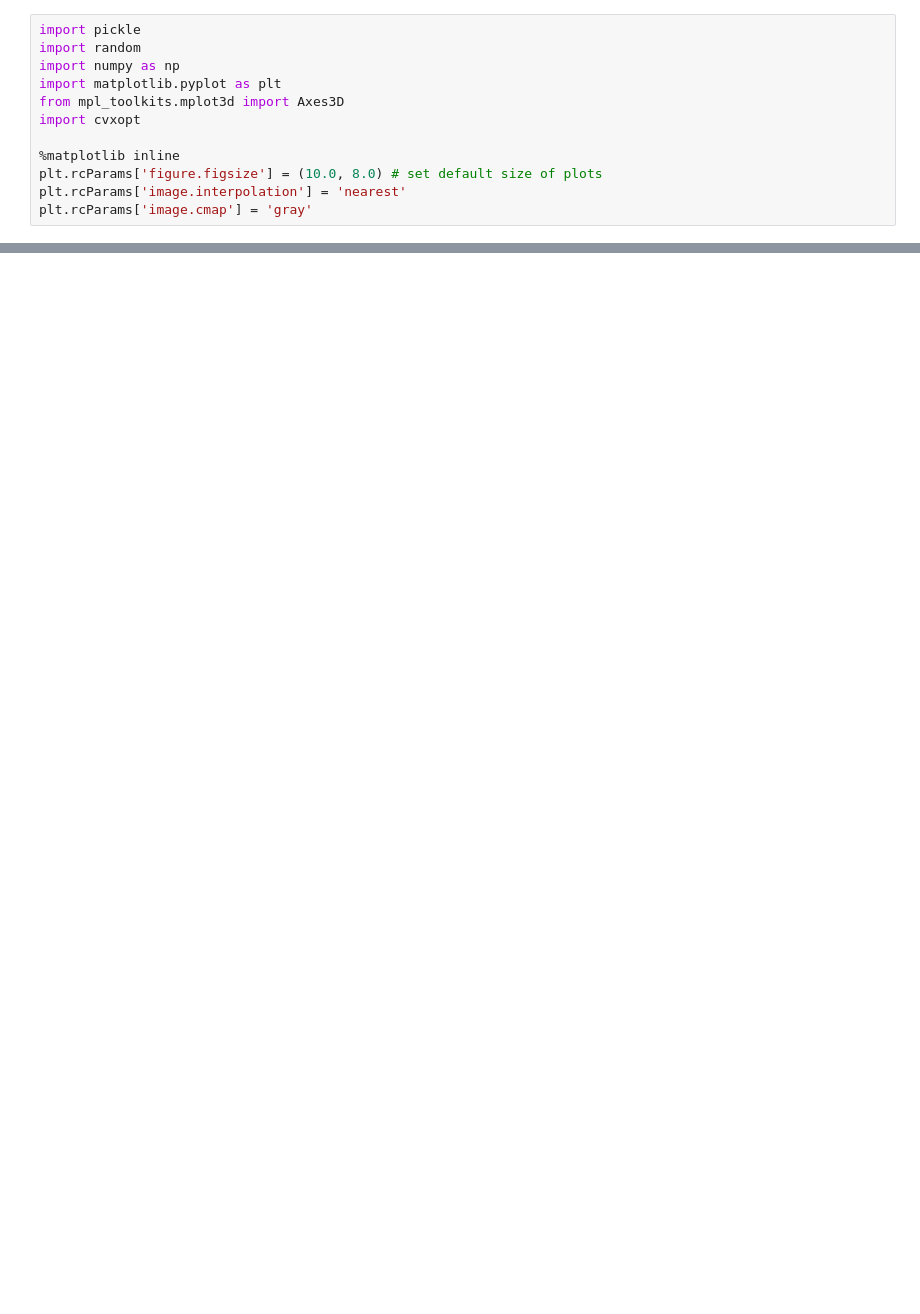
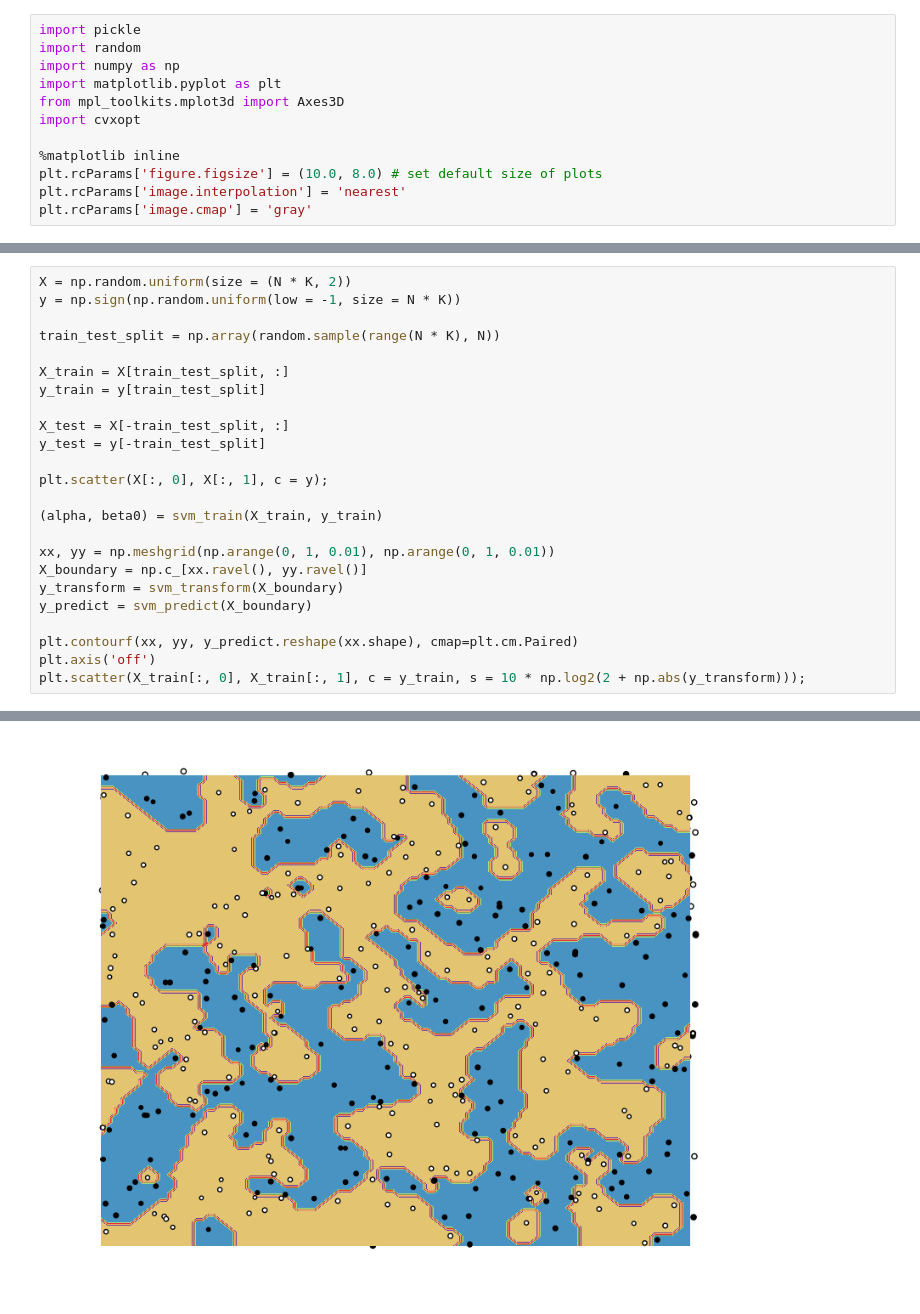
Before and after one commit to mnvl/mlzoo, a Jupyter notebook: svm_rbf_cvxopt.ipynb, the cells around one changed output, grey strips where cells are left out. Saved outputs shown, nothing was run; the diff lists cells and outputs as text; blank space fills up the shorter version.

Commit message:
Trained SVM+RBF on random data to see how it overfits.

```diff
--- a/svm_rbf_cvxopt.ipynb
+++ b/svm_rbf_cvxopt.ipynb
@@ -130,0 +126,25 @@ ax.plot_surface(xx, yy, y_transform.reshape(xx.shape), color='b');
+# %%
+X = np.random.uniform(size = (N * K, 2))
+y = np.sign(np.random.uniform(low = -1, size = N * K))
+
+train_test_split = np.array(random.sample(range(N * K), N))
+
+X_train = X[train_test_split, :]
+y_train = y[train_test_split]
+
+X_test = X[-train_test_split, :]
+y_test = y[-train_test_split]
+
+plt.scatter(X[:, 0], X[:, 1], c = y);
+
+(alpha, beta0) = svm_train(X_train, y_train)
+
+xx, yy = np.meshgrid(np.arange(0, 1, 0.01), np.arange(0, 1, 0.01))
+X_boundary = np.c_[xx.ravel(), yy.ravel()]
+y_transform = svm_transform(X_boundary)
+y_predict = svm_predict(X_boundary)
+
+plt.contourf(xx, yy, y_predict.reshape(xx.shape), cmap=plt.cm.Paired)
+plt.axis('off')
+plt.scatter(X_train[:, 0], X_train[:, 1], c = y_train, s = 10 * np.log2(2 + np.abs(y_transform)));
+# %% [output]
@@ -130,0 +163 @@ ax.plot_surface(xx, yy, y_transform.reshape(xx.shape), color='b');
+[figure, added]
```
Also changed, not shown: parts of 8 cells of this notebook.
